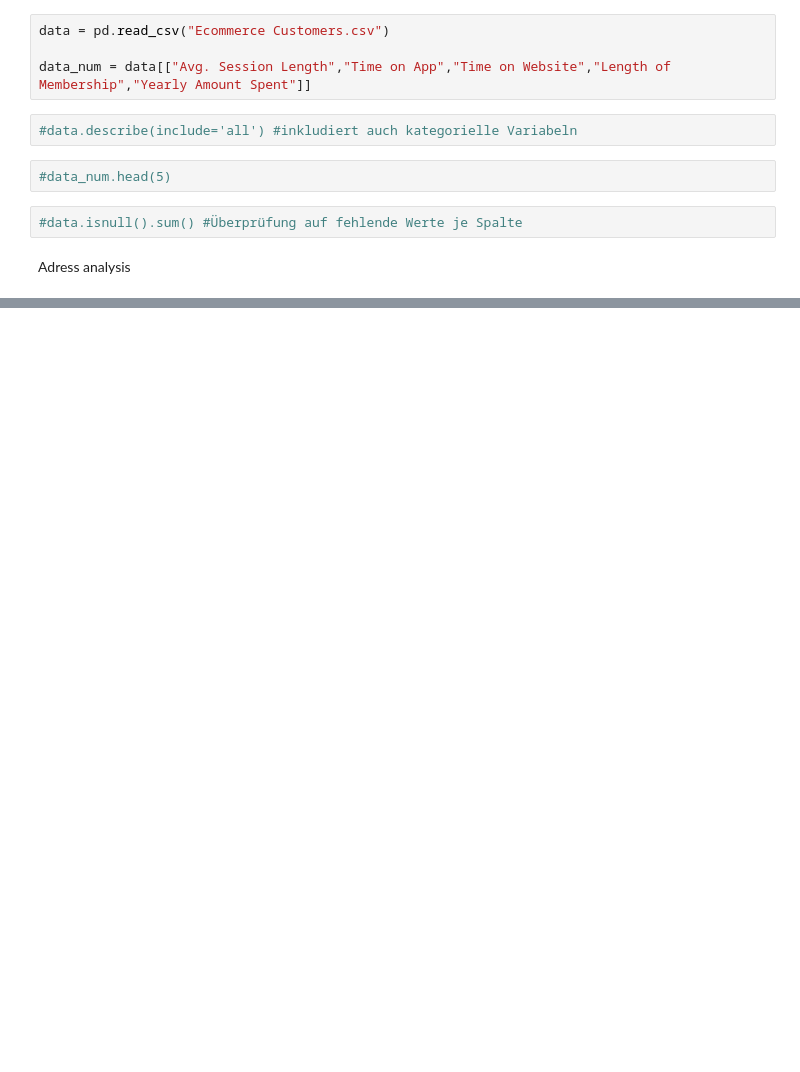
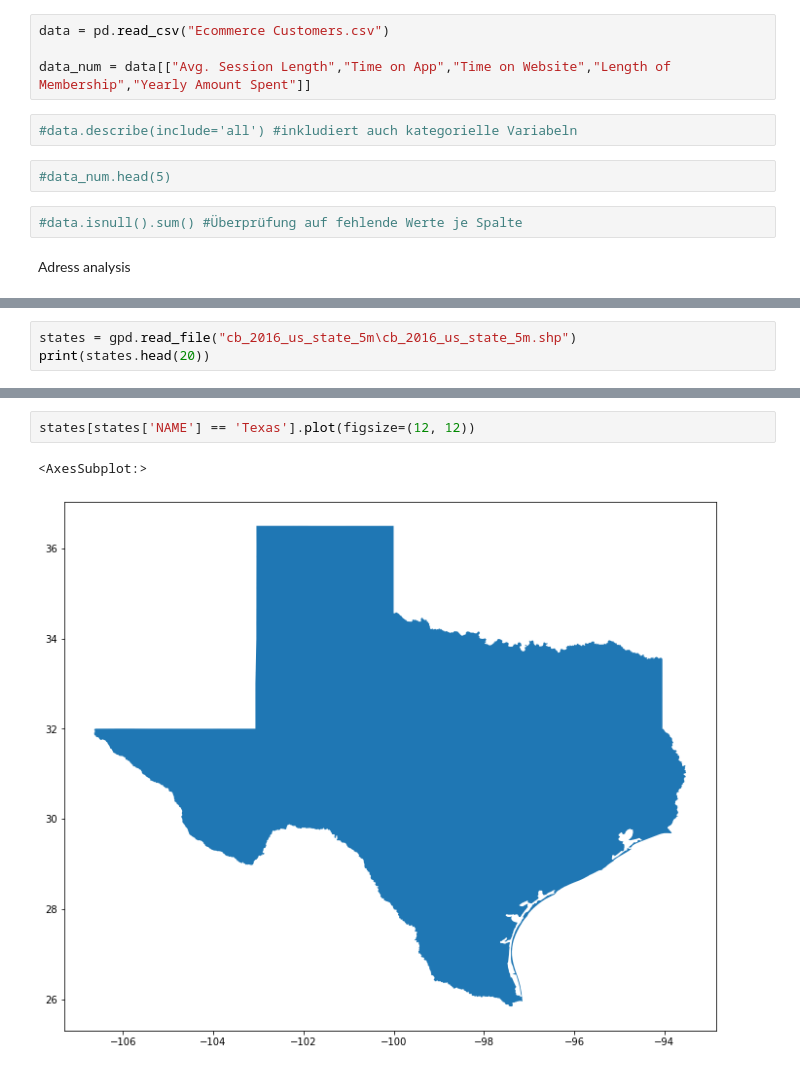
Before and after one commit to JustinSms/Ecommerce_Clustering_2, a Jupyter notebook: pandas_analysis.ipynb, the cells around one changed output, grey strips where cells are left out. Cells and saved outputs as stored; diff of their text form; blank space fills up the shorter version.

```diff
--- a/pandas_analysis.ipynb
+++ b/pandas_analysis.ipynb
@@ -68 +53,4 @@ ID     3
 Name: State, dtype: int64
+# %%
+states = gpd.read_file("cb_2016_us_state_5m\cb_2016_us_state_5m.shp")
+print(states.head(20))
@@ -68,0 +78,5 @@ Name: State, dtype: int64
+# %%
+states[states['NAME'] == 'Texas'].plot(figsize=(12, 12))
+# %% [output]
+<AxesSubplot:>
+[figure, added]
```
Also changed, not shown: parts of 4 cells of this notebook, 8 other files.
